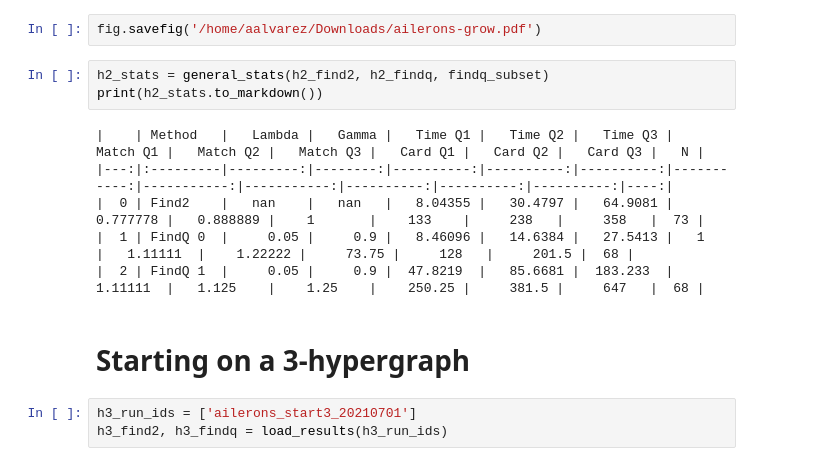
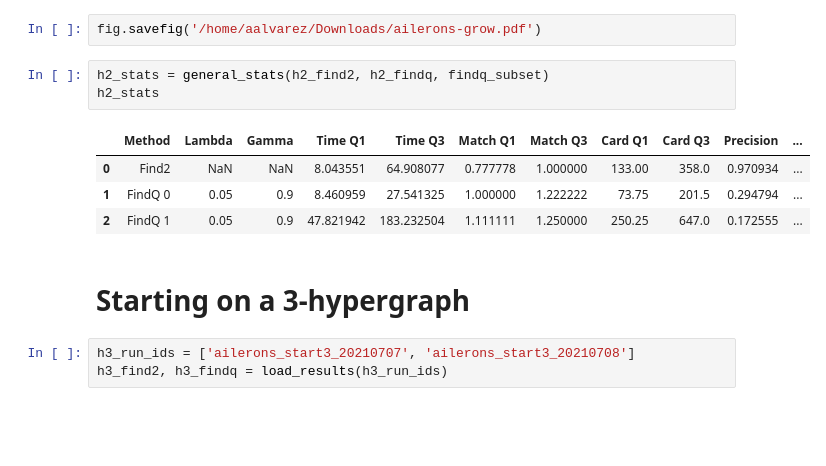
Before and after one commit to ayllon/MatchBox, a Jupyter notebook: notebooks/results-keel-aileron-growth.ipynb, the cells around one changed output. Cells and saved outputs as stored; diff of their text form; blank space fills up the shorter version.

```diff
--- a/notebooks/results-keel-aileron-growth.ipynb
+++ b/notebooks/results-keel-aileron-growth.ipynb
@@ -22,17 +22,16 @@ fig = plot.plot_comparison(h2_find2, h2_findq, findq_subset)
 fig.savefig('/home/aalvarez/Downloads/ailerons-grow.pdf')
 # %%
 h2_stats = general_stats(h2_find2, h2_findq, findq_subset)
-print(h2_stats.to_markdown())
+h2_stats
 # %% [output]
-|    | Method   |   Lambda |   Gamma |   Time Q1 |   Time Q2 |   Time Q3 |   Match Q1 |   Match Q2 |   Match Q3 |   Card Q1 |   Card Q2 |   Card Q3 |   N |
-|---:|:---------|---------:|--------:|----------:|----------:|----------:|-----------:|-----------:|-----------:|----------:|----------:|----------:|----:|
-|  0 | Find2    |   nan    |   nan   |   8.04355 |   30.4797 |   64.9081 |   0.777778 |   0.888889 |    1       |    133    |     238   |     358   |  73 |
-|  1 | FindQ 0  |     0.05 |     0.9 |   8.46096 |   14.6384 |   27.5413 |   1        |   1.11111  |    1.22222 |     73.75 |     128   |     201.5 |  68 |
-|  2 | FindQ 1  |     0.05 |     0.9 |  47.8219  |   85.6681 |  183.233  |   1.11111  |   1.125    |    1.25    |    250.25 |     381.5 |     647   |  68 |
+|  | Method | Lambda | Gamma | Time Q1 | Time Q3 | Match Q1 | Match Q3 | Card Q1 | Card Q3 | Precision | ... |
+| 0 | Find2 | NaN | NaN | 8.043551 | 64.908077 | 0.777778 | 1.000000 | 133.00 | 358.0 | 0.970934 | ... |
+| 1 | FindQ 0 | 0.05 | 0.9 | 8.460959 | 27.541325 | 1.000000 | 1.222222 | 73.75 | 201.5 | 0.294794 | ... |
+| 2 | FindQ 1 | 0.05 | 0.9 | 47.821942 | 183.232504 | 1.111111 | 1.250000 | 250.25 | 647.0 | 0.172555 | ... |
 # %% [markdown]
 # Starting on a 3-hypergraph
 # %%
-h3_run_ids = ['ailerons_start3_20210701']
+h3_run_ids = ['ailerons_start3_20210707', 'ailerons_start3_20210708']
 h3_find2, h3_findq = load_results(h3_run_ids)
 # %%
 fig3 = plot.plot_comparison(h3_find2, h3_findq, findq_subset)
```
Also changed, not shown: parts of 3 cells of this notebook, 6 other files.
